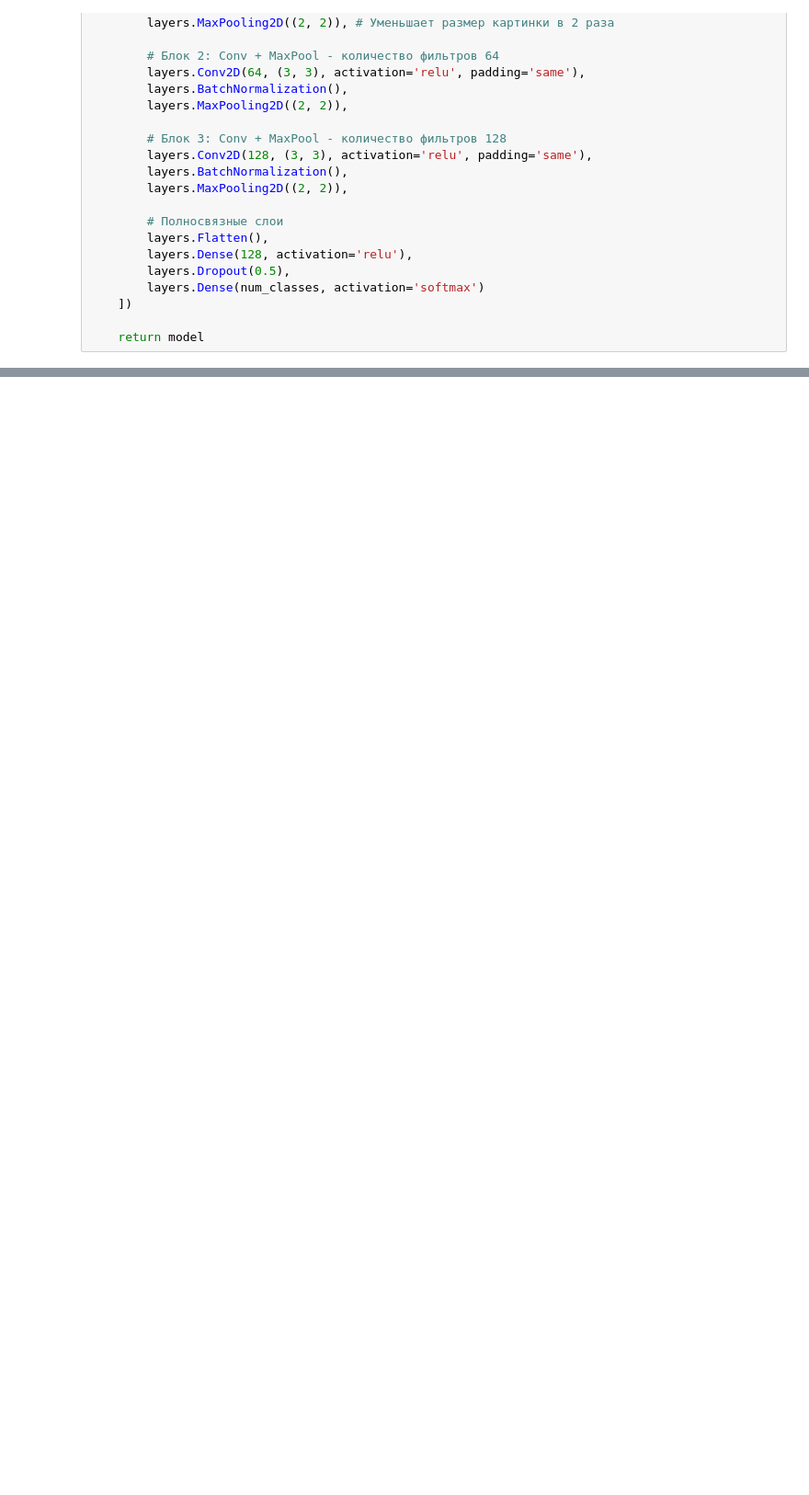
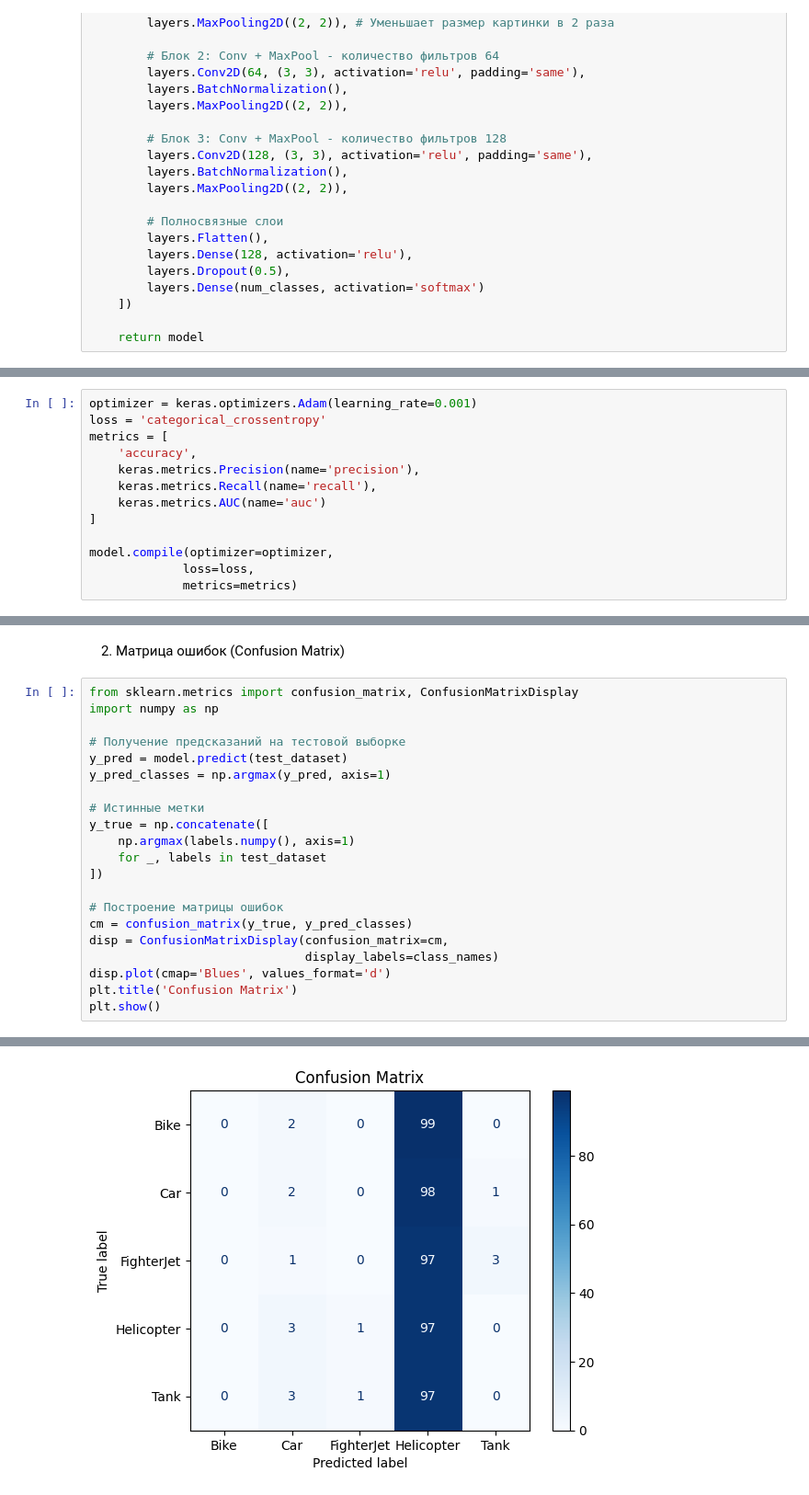
Before and after one commit to NikitaR041/Programming-at-SUSU, a Jupyter notebook: BasicOfCV/Homeworks/KR_2/main2.ipynb, the cells around one changed output, grey strips where cells are left out. Shown at 92% size. Drawn from its saved outputs; the diff is of its cells as text; blank space fills up the shorter version.

```diff
--- a/BasicOfCV/Homeworks/KR_2/main2.ipynb
+++ b/BasicOfCV/Homeworks/KR_2/main2.ipynb
@@ -71,0 +74,13 @@ Model: "sequential_2"
+# %%
+optimizer = keras.optimizers.Adam(learning_rate=0.001)
+loss = 'categorical_crossentropy'
+metrics = [
+    'accuracy',
+    keras.metrics.Precision(name='precision'),
+    keras.metrics.Recall(name='recall'),
+    keras.metrics.AUC(name='auc')
+]
+
+model.compile(optimizer=optimizer,
+             loss=loss,
+             metrics=metrics)
@@ -71,0 +244,24 @@ Model: "sequential_2"
+# %% [markdown]
+2. Матрица ошибок (Confusion Matrix)
+# %%
+from sklearn.metrics import confusion_matrix, ConfusionMatrixDisplay
+import numpy as np
+
+# Получение предсказаний на тестовой выборке
+y_pred = model.predict(test_dataset)
+y_pred_classes = np.argmax(y_pred, axis=1)
+
+# Истинные метки
+y_true = np.concatenate([
+    np.argmax(labels.numpy(), axis=1)
+    for _, labels in test_dataset
+])
+
+# Построение матрицы ошибок
+cm = confusion_matrix(y_true, y_pred_classes)
+disp = ConfusionMatrixDisplay(confusion_matrix=cm,
+                              display_labels=class_names)
+disp.plot(cmap='Blues', values_format='d')
+plt.title('Confusion Matrix')
+plt.show()
+# %% [output]
@@ -71,0 +269 @@ Model: "sequential_2"
+[figure, added]
```
Also changed, not shown: parts of 15 cells of this notebook, 2 other files.
